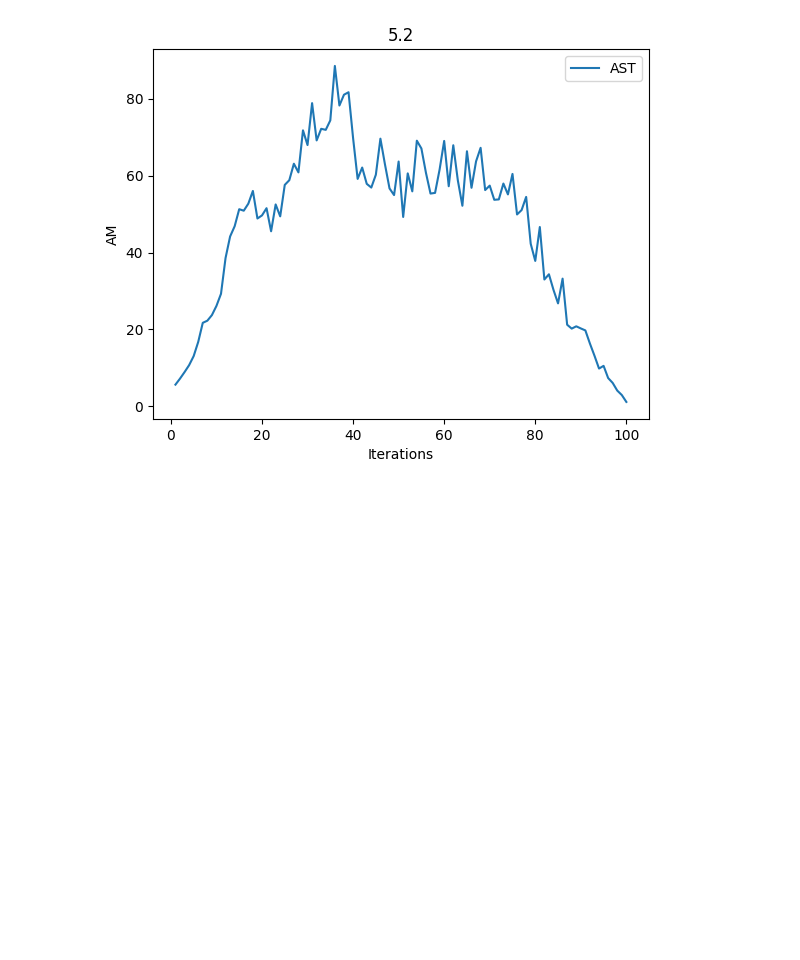
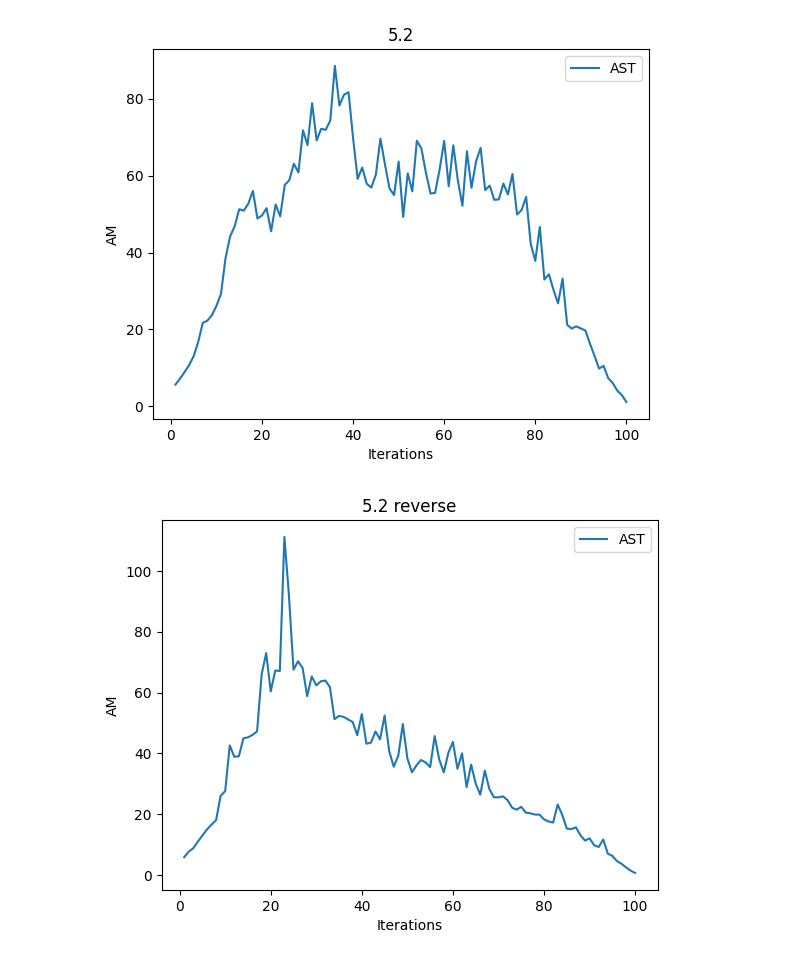
Before and after one commit to esma-eel/gwo-ekpm, a Jupyter notebook: charts.ipynb, the cells around one changed output. Saved outputs shown, nothing was run; the diff lists cells and outputs as text; code cells hidden in the pictures; blank space fills up the shorter version.

Commit message:
git push origin reverse data test result - 5.2 - 5.3.1.1

```diff
--- a/charts.ipynb
+++ b/charts.ipynb
@@ -1798,0 +2458,21 @@ plt.show()
+# %%
+
+average_movements = []
+iterations = []
+
+for item in mydata4:
+    data = item["algorithm_result"].get("average_movement")
+    for avg_mvm in data:
+        iterations.append(avg_mvm["iteration"])
+        average_movements.append(avg_mvm["value"])
+
+plt.plot(iterations, average_movements, label="AST")
+# plt.xticks(iterations)
+# plt.yticks(average_movements)
+plt.xlabel("Iterations")
+plt.ylabel("AM")
+plt.title("5.2 reverse")
+plt.legend()
+plt.show()
+# %% [output]
+[figure, added]
```
Also changed, not shown: parts of 3 cells of this notebook, 8 other files.
